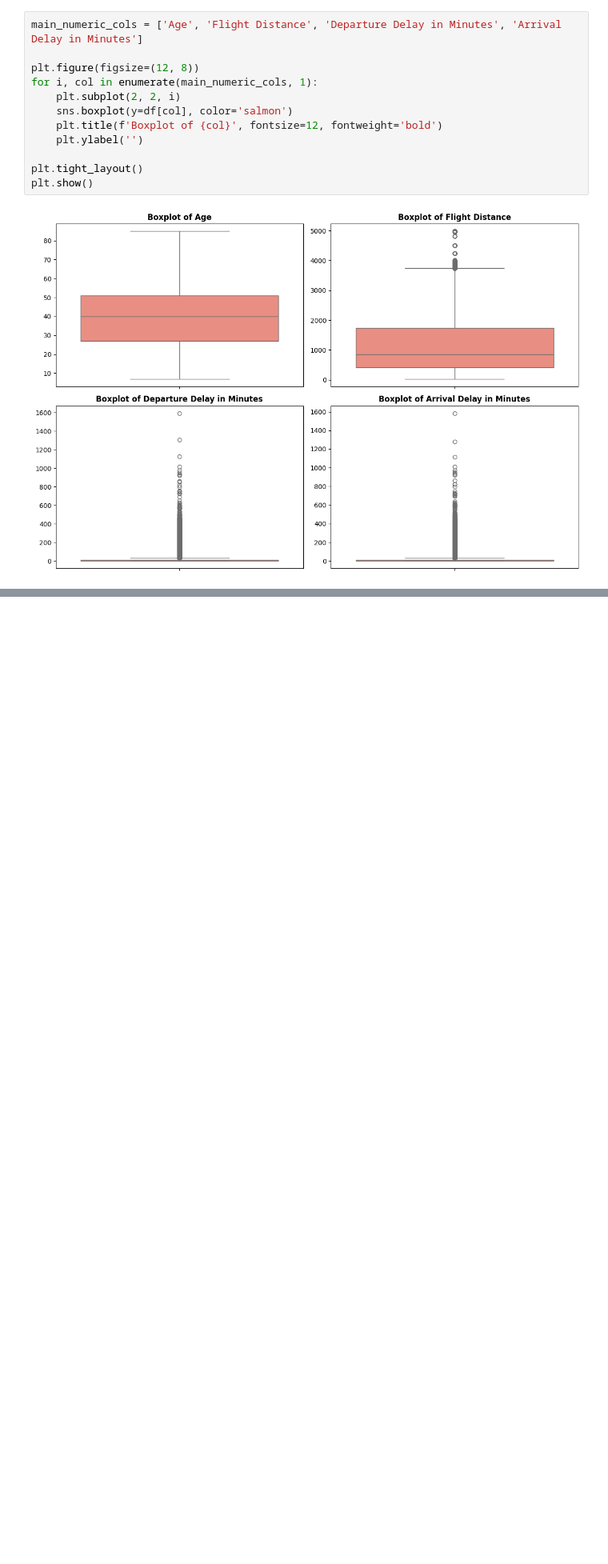
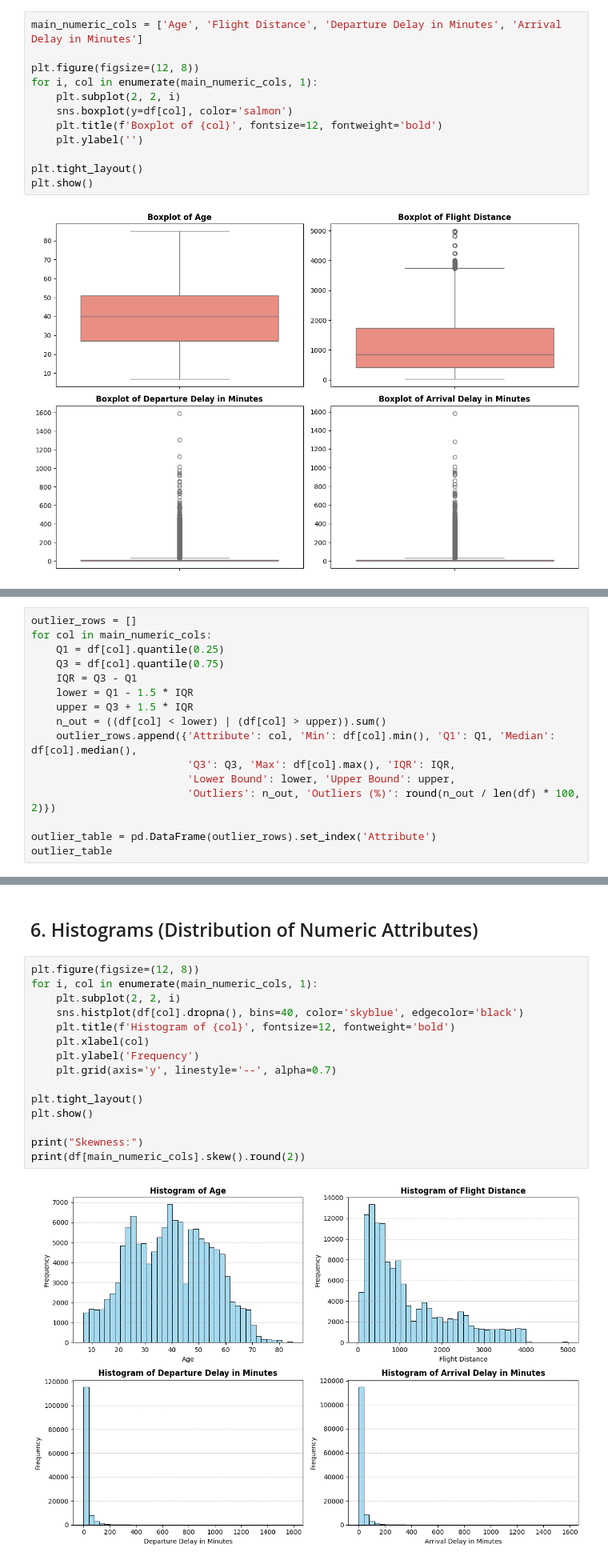
Before and after one commit to Layal06-gh/IT326-Airline-Satisfaction, a Jupyter notebook: phases/Phase2.ipynb, the cells around one changed output, grey strips where cells are left out. Shown at 80% size. Cells and saved outputs as stored; diff of their text form; blank space fills up the shorter version.

```diff
--- a/phases/Phase2.ipynb
+++ b/phases/Phase2.ipynb
@@ -76,0 +117,16 @@ The boxplot analysis across key numeric features reveals the following insights:
+# %%
+outlier_rows = []
+for col in main_numeric_cols:
+    Q1 = df[col].quantile(0.25)
+    Q3 = df[col].quantile(0.75)
+    IQR = Q3 - Q1
+    lower = Q1 - 1.5 * IQR
+    upper = Q3 + 1.5 * IQR
+    n_out = ((df[col] < lower) | (df[col] > upper)).sum()
+    outlier_rows.append({'Attribute': col, 'Min': df[col].min(), 'Q1': Q1, 'Median': df[col].median(),
+                         'Q3': Q3, 'Max': df[col].max(), 'IQR': IQR,
+                         'Lower Bound': lower, 'Upper Bound': upper,
+                         'Outliers': n_out, 'Outliers (%)': round(n_out / len(df) * 100, 2)})
+
+outlier_table = pd.DataFrame(outlier_rows).set_index('Attribute')
+outlier_table
@@ -76,0 +149,19 @@ The boxplot analysis across key numeric features reveals the following insights:
+# %% [markdown]
+## 6. Histograms (Distribution of Numeric Attributes)
+# %%
+plt.figure(figsize=(12, 8))
+for i, col in enumerate(main_numeric_cols, 1):
+    plt.subplot(2, 2, i)
+    sns.histplot(df[col].dropna(), bins=40, color='skyblue', edgecolor='black')
+    plt.title(f'Histogram of {col}', fontsize=12, fontweight='bold')
+    plt.xlabel(col)
+    plt.ylabel('Frequency')
+    plt.grid(axis='y', linestyle='--', alpha=0.7)
+
+plt.tight_layout()
+plt.show()
+
+print("Skewness:")
+print(df[main_numeric_cols].skew().round(2))
+# %% [output]
+[figure, added]
```
Also changed, not shown: parts of 36 cells of this notebook.
